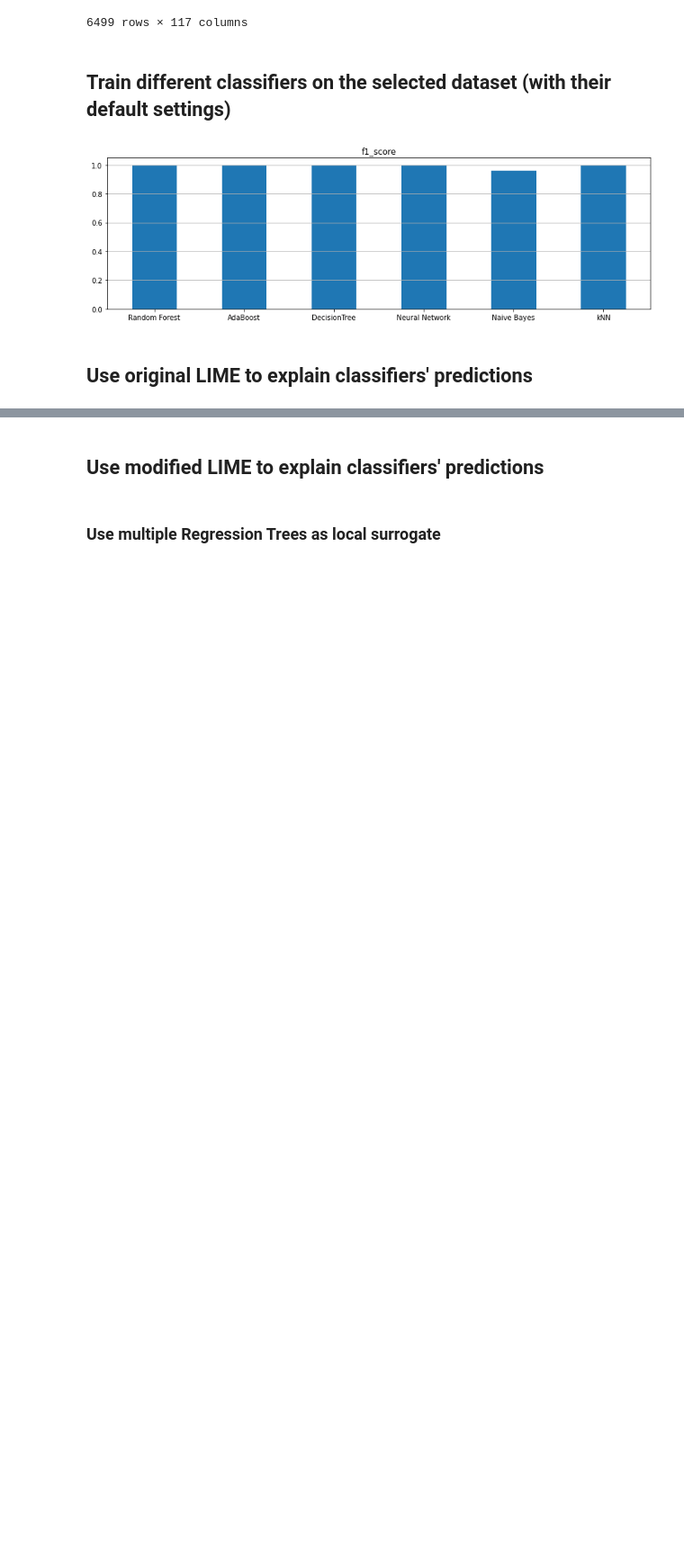
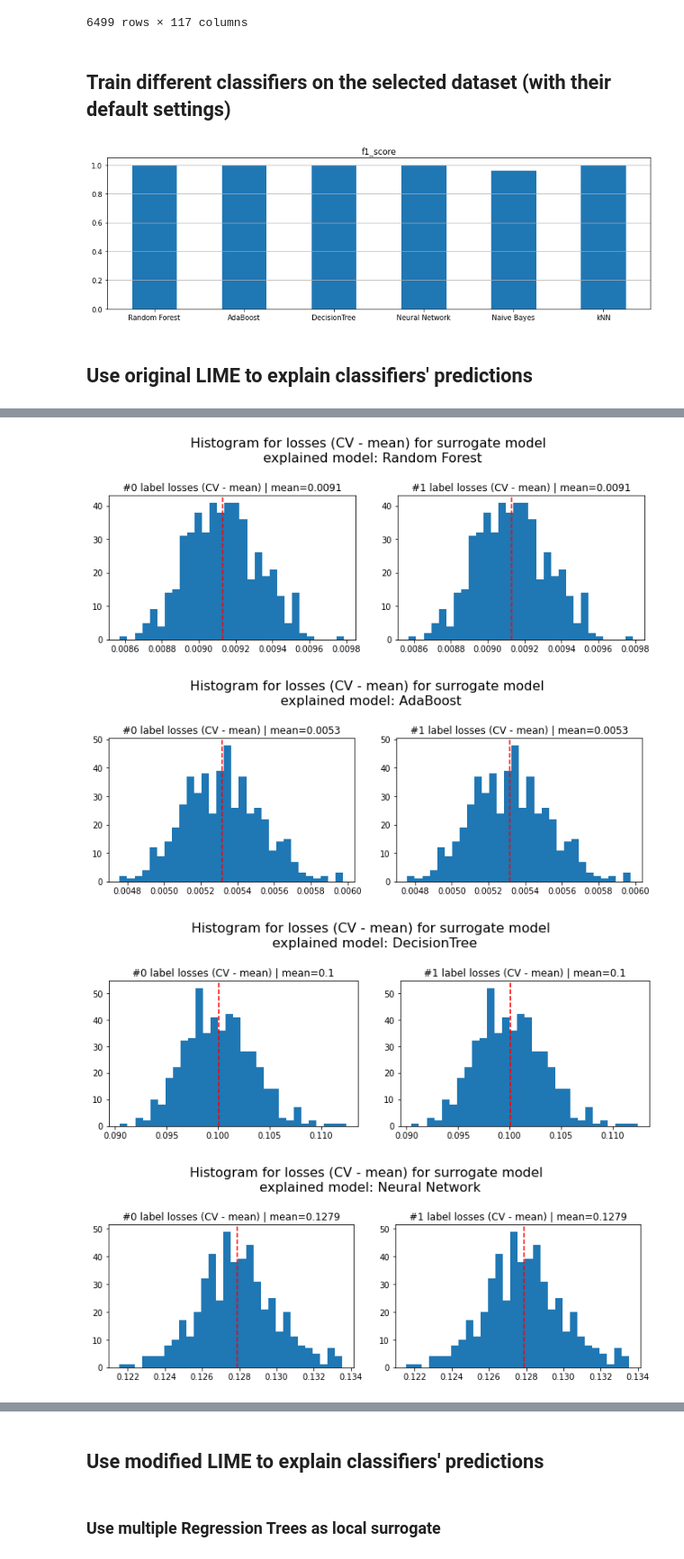
Before and after one commit to vonHousen/lime, a Jupyter notebook: doc/mod/notebooks/EfficiencyTest_Mushrooms.ipynb, the cells around one changed output, grey strips where cells are left out. Shown at 90% size. Drawn from its saved outputs; the diff is of its cells as text; code cells hidden in the pictures; blank space fills up the shorter version.

Commit message:
Implemented visualising CV results.

```diff
--- a/doc/mod/notebooks/EfficiencyTest_Mushrooms.ipynb
+++ b/doc/mod/notebooks/EfficiencyTest_Mushrooms.ipynb
@@ -82,7 +82,7 @@ for (classifier_name, model) in models:
     recall_for_classifier[classifier_name] = sklearn.metrics.recall_score(y_true=y_true, y_pred=y_predicted, average="macro")
     f1_for_classifier[classifier_name] = sklearn.metrics.f1_score(y_true=y_true, y_pred=y_predicted, average="macro")
 
-test_data_subset = dataset.test_data.to_numpy()
+test_data_subset = dataset.test_data.to_numpy()[:500]
 
 test_instances_count = test_data_subset.shape[0]
 # %%
@@ -195,0 +208,7 @@ postprocessor_default.plot_losses_for_surrogate_model()
+# %%
+postprocessor_default.plot_losses_mean_for_cv_model()
+# %% [output]
+[figure, added]
+[figure, added]
+[figure, added]
+[figure, added]
```
Also changed, not shown: parts of 51 cells of this notebook, 5 other files.
